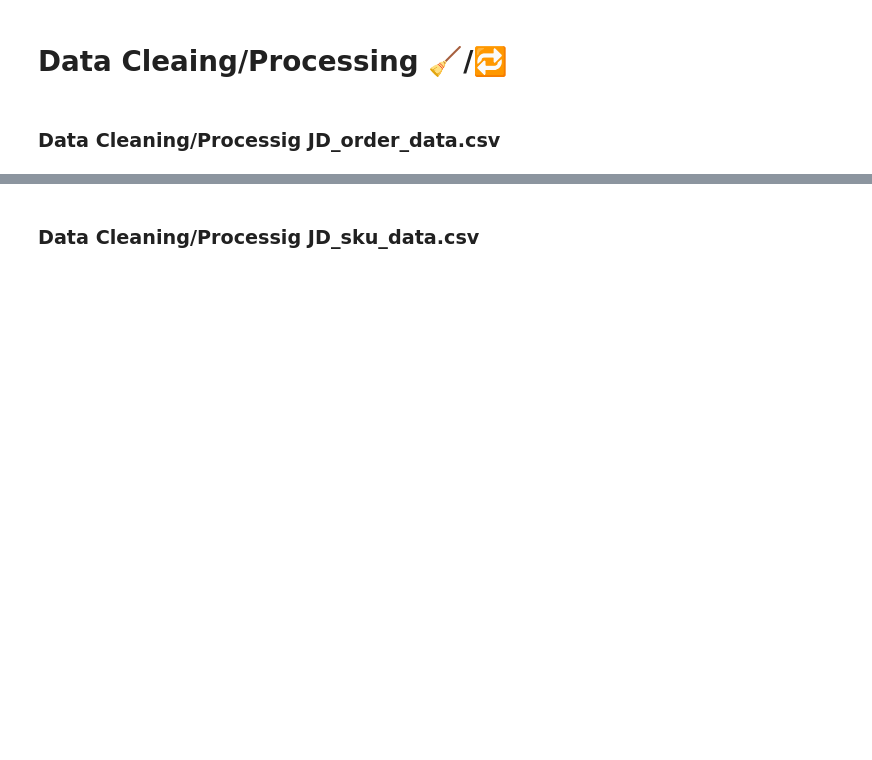
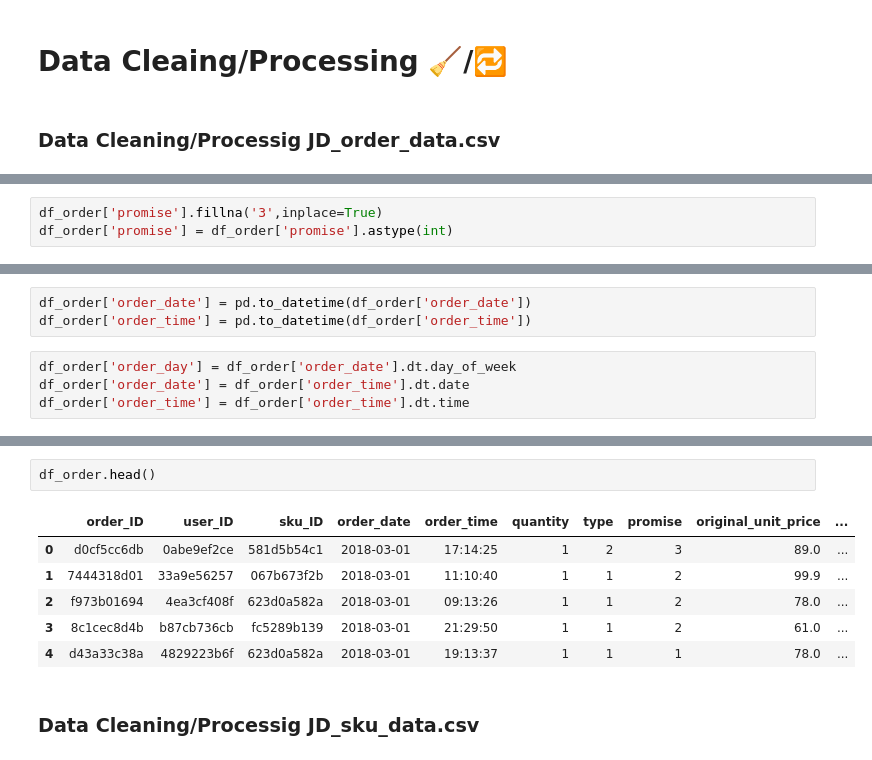
Before and after one commit to porallapradhyumna/Bussiness_Analysis-on-JD.com, a Jupyter notebook: Data_Analysis.ipynb, the cells around one changed output, grey strips where cells are left out. Saved outputs shown, nothing was run; the diff lists cells and outputs as text; blank space fills up the shorter version.

```diff
--- a/Data_Analysis.ipynb
+++ b/Data_Analysis.ipynb
@@ -243,0 +280,3 @@ Name: first_order_month, dtype: object
+# %%
+df_order['promise'].fillna('3',inplace=True)
+df_order['promise'] = df_order['promise'].astype(int)
@@ -243,0 +285,7 @@ Name: first_order_month, dtype: object
+# %%
+df_order['order_date'] = pd.to_datetime(df_order['order_date'])
+df_order['order_time'] = pd.to_datetime(df_order['order_time'])
+# %%
+df_order['order_day'] = df_order['order_date'].dt.day_of_week
+df_order['order_date'] = df_order['order_time'].dt.date
+df_order['order_time'] = df_order['order_time'].dt.time
@@ -244,2 +312,11 @@ Name: first_order_month, dtype: object
+# %%
+df_order.head()
+# %% [output]
+|  | order_ID | user_ID | sku_ID | order_date | order_time | quantity | type | promise | original_unit_price | ... |
+| 0 | d0cf5cc6db | 0abe9ef2ce | 581d5b54c1 | 2018-03-01 | 17:14:25 | 1 | 2 | 3 | 89.0 | ... |
+| 1 | 7444318d01 | 33a9e56257 | 067b673f2b | 2018-03-01 | 11:10:40 | 1 | 1 | 2 | 99.9 | ... |
+| 2 | f973b01694 | 4ea3cf408f | 623d0a582a | 2018-03-01 | 09:13:26 | 1 | 1 | 2 | 78.0 | ... |
+| 3 | 8c1cec8d4b | b87cb736cb | fc5289b139 | 2018-03-01 | 21:29:50 | 1 | 1 | 2 | 61.0 | ... |
+| 4 | d43a33c38a | 4829223b6f | 623d0a582a | 2018-03-01 | 19:13:37 | 1 | 1 | 1 | 78.0 | ... |
 # %% [markdown]
 ### Data Cleaning/Processig JD_sku_data.csv
```
Also changed, not shown: parts of 18 cells of this notebook.
